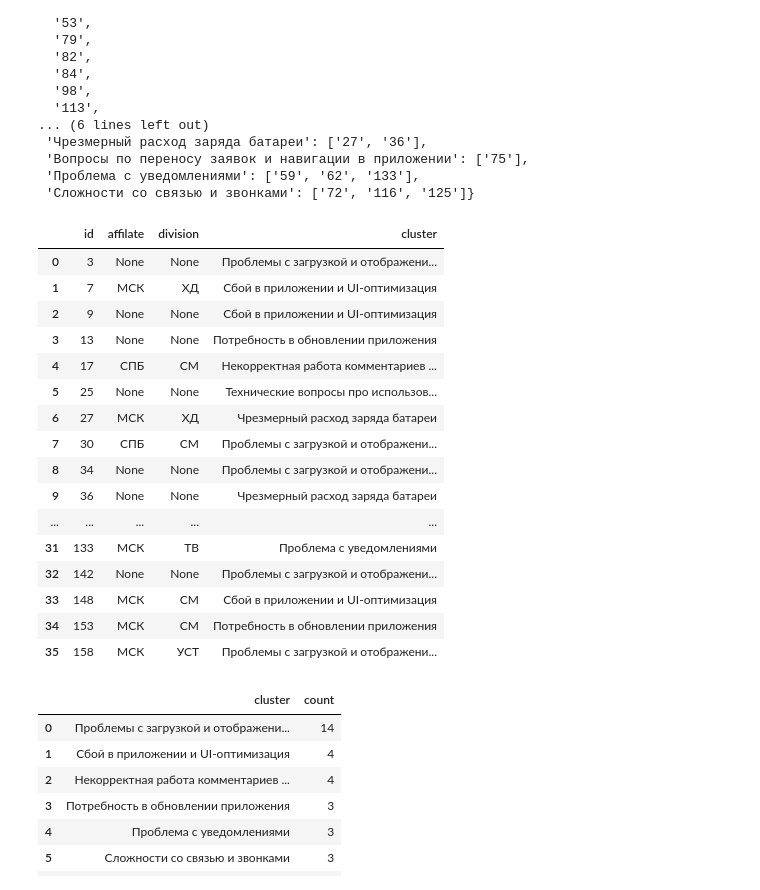
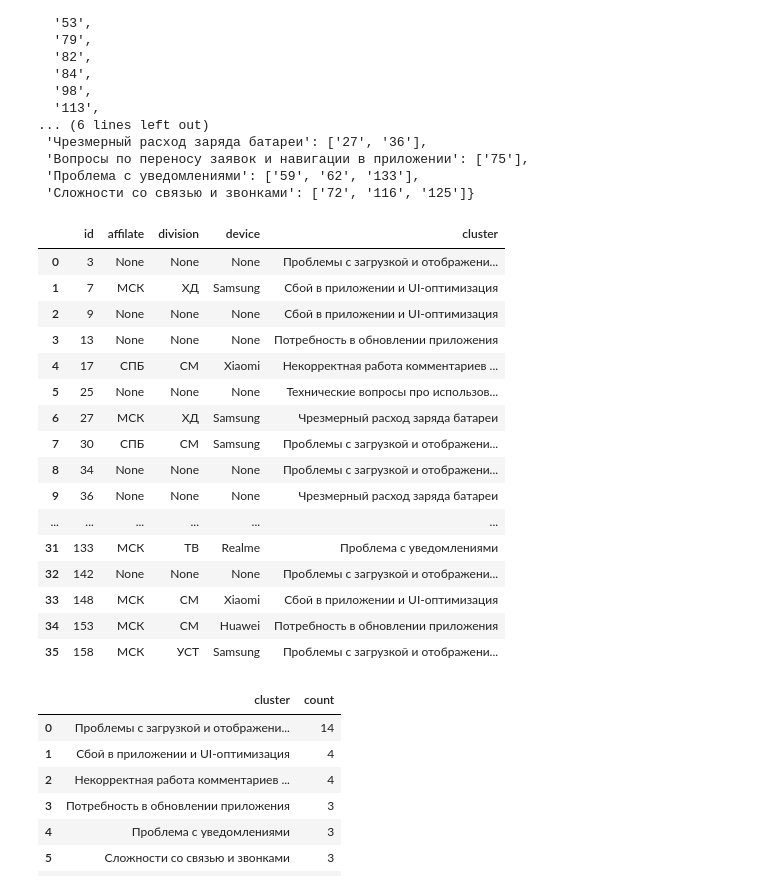
Before and after one commit to a-iceberg/clustering_and_naming_categories, a Jupyter notebook: notebooks/analysis_of_requests_from_technicians.ipynb, the cells around one changed output. Cells and saved outputs as stored; diff of their text form; code cells hidden in the pictures.

```diff
--- a/notebooks/analysis_of_requests_from_technicians.ipynb
+++ b/notebooks/analysis_of_requests_from_technicians.ipynb
@@ -51,40 +53,42 @@ clusters
 # %%
 cluster_map = {id_: name for name, ids in clusters.items() for id_ in ids}
 
 rows = []
 for item in qa:
     for key, value in item.items():
         if key.startswith('Answer'):
-            question_id = key.split(" ")[1]
-            affilate, division = parse_data(value, 'affilate', 'division')
-            cluster_name = cluster_map.get(question_id, "Нет ответа")
+            question_id = key.split(' ')[1]
+            affilate, division, device = parse_data(value, 'affilate', 'division', 'device_model')
+            cluster_name = cluster_map.get(question_id, 'Нет ответа')
             rows.append(
                 {
-                    "id": question_id,
-                    "affilate": affilate,
-                    "division": division,
-                    "cluster": cluster_name,
+                    'id': question_id,
+                    'affilate': affilate,
+                    'division': division,
+                    'device': device,
+                    'cluster': cluster_name,
                 }
             )
 
 df = pd.DataFrame(rows)
+df.device = df.device.str.title()
 df
 # %% [output]
-|  | id | affilate | division | cluster |
-| 0 | 3 | None | None | Проблемы с загрузкой и отображени... |
-| 1 | 7 | МСК | ХД | Сбой в приложении и UI-оптимизация |
-| 2 | 9 | None | None | Сбой в приложении и UI-оптимизация |
-| 3 | 13 | None | None | Потребность в обновлении приложения |
-| 4 | 17 | СПБ | СМ | Некорректная работа комментариев ... |
-| 5 | 25 | None | None | Технические вопросы про использов... |
-| 6 | 27 | МСК | ХД | Чрезмерный расход заряда батареи |
-| 7 | 30 | СПБ | СМ | Проблемы с загрузкой и отображени... |
-| 8 | 34 | None | None | Проблемы с загрузкой и отображени... |
-| 9 | 36 | None | None | Чрезмерный расход заряда батареи |
-| ... | ... | ... | ... | ... |
-| 31 | 133 | МСК | ТВ | Проблема с уведомлениями |
-| 32 | 142 | None | None | Проблемы с загрузкой и отображени... |
-| 33 | 148 | МСК | СМ | Сбой в приложении и UI-оптимизация |
-| 34 | 153 | МСК | СМ | Потребность в обновлении приложения |
-| 35 | 158 | МСК | УСТ | Проблемы с загрузкой и отображени... |
+|  | id | affilate | division | device | cluster |
+| 0 | 3 | None | None | None | Проблемы с загрузкой и отображени... |
+| 1 | 7 | МСК | ХД | Samsung | Сбой в приложении и UI-оптимизация |
+| 2 | 9 | None | None | None | Сбой в приложении и UI-оптимизация |
+| 3 | 13 | None | None | None | Потребность в обновлении приложения |
+| 4 | 17 | СПБ | СМ | Xiaomi | Некорректная работа комментариев ... |
+| 5 | 25 | None | None | None | Технические вопросы про использов... |
+| 6 | 27 | МСК | ХД | Samsung | Чрезмерный расход заряда батареи |
+| 7 | 30 | СПБ | СМ | Samsung | Проблемы с загрузкой и отображени... |
+| 8 | 34 | None | None | None | Проблемы с загрузкой и отображени... |
+| 9 | 36 | None | None | None | Чрезмерный расход заряда батареи |
+| ... | ... | ... | ... | ... | ... |
+| 31 | 133 | МСК | ТВ | Realme | Проблема с уведомлениями |
+| 32 | 142 | None | None | None | Проблемы с загрузкой и отображени... |
+| 33 | 148 | МСК | СМ | Xiaomi | Сбой в приложении и UI-оптимизация |
+| 34 | 153 | МСК | СМ | Huawei | Потребность в обновлении приложения |
+| 35 | 158 | МСК | УСТ | Samsung | Проблемы с загрузкой и отображени... |
 # %%
```
Also changed, not shown: parts of 12 cells of this notebook, 5 other files.
